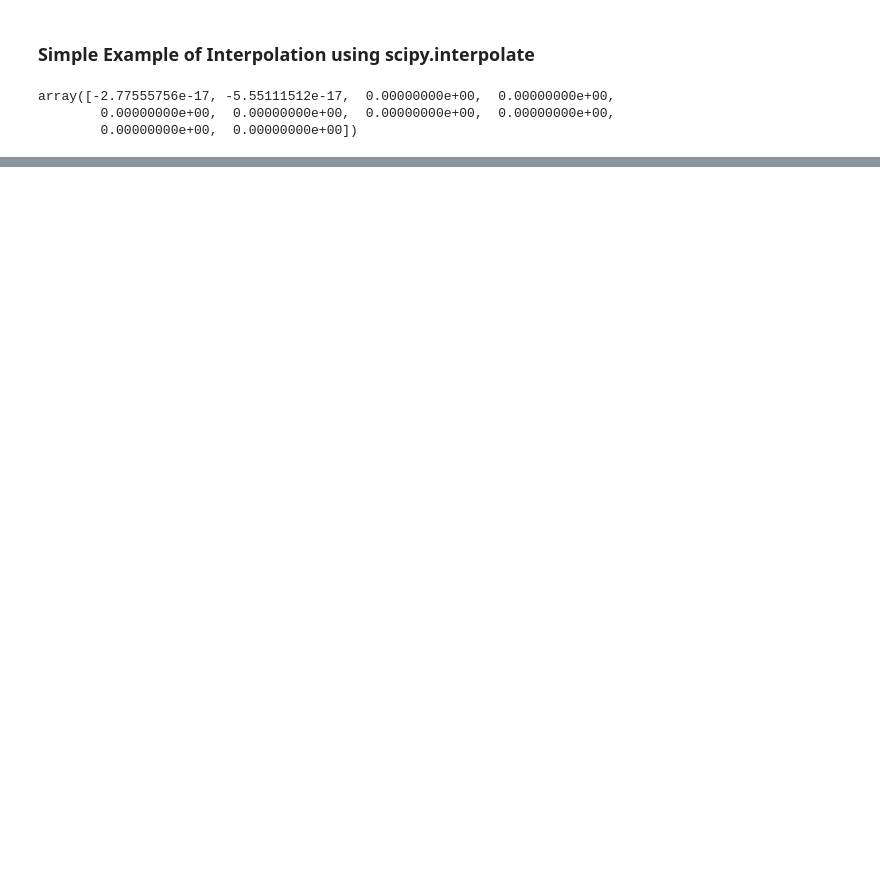
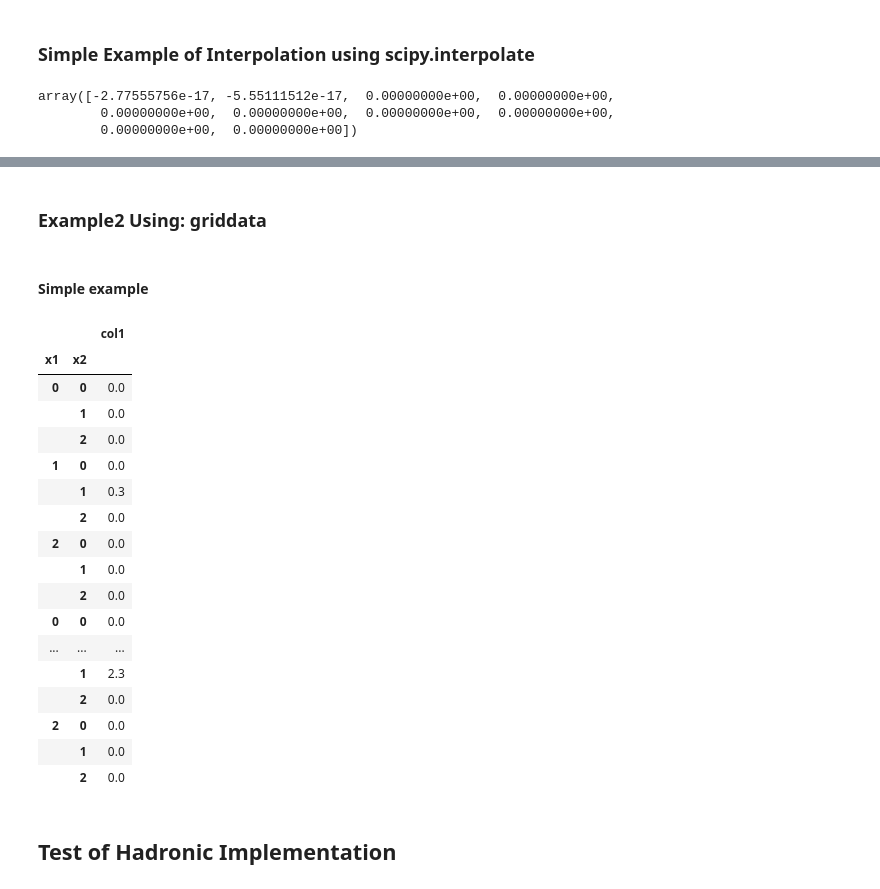
Before and after one commit to HEP-PBSP/colibri, a Jupyter notebook: super_net/examples/example_notebooks/FKtable_grids.ipynb, the cells around one changed output, grey strips where cells are left out. Drawn from its saved outputs; the diff is of its cells as text; code cells hidden in the pictures; blank space fills up the shorter version.

```diff
--- a/super_net/examples/example_notebooks/FKtable_grids.ipynb
+++ b/super_net/examples/example_notebooks/FKtable_grids.ipynb
@@ -144,0 +273,64 @@ for d, grp in fktable_dis.sigma.groupby(fktable_dis.sigma.index.get_level_values
+# %% [markdown]
+### Example2 Using: griddata
+# %% [markdown]
+#### Simple example
+# %%
+ex_xgrid = np.array([0.1,0.2])
+
+ex_dict = {"data":[0,0,0,0,1,1,1,1,2,2,2,2],"x1":[0,0,1,1,0,0,1,1,0,0,1,1],"x2":[0,1,0,1,0,1,0,1,0,1,0,1],
+          "col1":[0.2,0.3,0.3,0.4,1.2,1.3,1.3,1.4,2.2,2.3,2.3,2.4]}
+
+ex_df = pd.DataFrame.from_dict(ex_dict)
+ex_df.set_index(['data', 'x1', 'x2'], inplace=True)
+
+
+ex_dfs = []
+
+for d, grp in ex_df.groupby('data'):
+    x1_vals = ex_xgrid[grp.index.get_level_values('x1')]
+    x2_vals = ex_xgrid[grp.index.get_level_values('x2')]
+
+
+    # test the interpolator
+    new_ex_xgrid = np.array([0.05,0.15,0.25])
+    len_grid = len(new_ex_xgrid)
+
+    new_ex_xgrid_mesh = np.meshgrid(new_ex_xgrid, new_ex_xgrid)
+
+    # Flatten the grid into two separate 1D arrays
+    new_ex_xgrid_flat = np.ravel(new_ex_xgrid_mesh[0])
+    new_ex_ygrid_flat = np.ravel(new_ex_xgrid_mesh[1])
+
+    # Evaluate griddata at all combinations of new_ex_xgrid values
+    interpolated_grid = griddata(points=(x1_vals, x2_vals),
+                            values=grp['col1'],
+                            xi=(new_ex_xgrid_flat, new_ex_ygrid_flat), method='linear', fill_value=0)
+
+
+
+    tmp_index = pd.MultiIndex.from_product([range(len(new_ex_xgrid)),range(len(new_ex_xgrid))], names=['x1','x2'])
+    tmp_df = pd.DataFrame({'col1':interpolated_grid},index=tmp_index)
+
+    ex_dfs.append(tmp_df)
+
+
+pd.concat(ex_dfs, axis=0)
+# %% [output]
+|  |  | col1 |
+| x1 | x2 |  |
+| 0 | 0 | 0.0 |
+|  | 1 | 0.0 |
+|  | 2 | 0.0 |
+| 1 | 0 | 0.0 |
+|  | 1 | 0.3 |
+|  | 2 | 0.0 |
+| 2 | 0 | 0.0 |
+|  | 1 | 0.0 |
+|  | 2 | 0.0 |
+| 0 | 0 | 0.0 |
+| ... | ... | ... |
+|  | 1 | 2.3 |
+|  | 2 | 0.0 |
+| 2 | 0 | 0.0 |
+|  | 1 | 0.0 |
+|  | 2 | 0.0 |
@@ -144,0 +379,2 @@ for d, grp in fktable_dis.sigma.groupby(fktable_dis.sigma.index.get_level_values
+# %% [markdown]
+## Test of Hadronic Implementation
```
Also changed, not shown: parts of 28 cells of this notebook.
